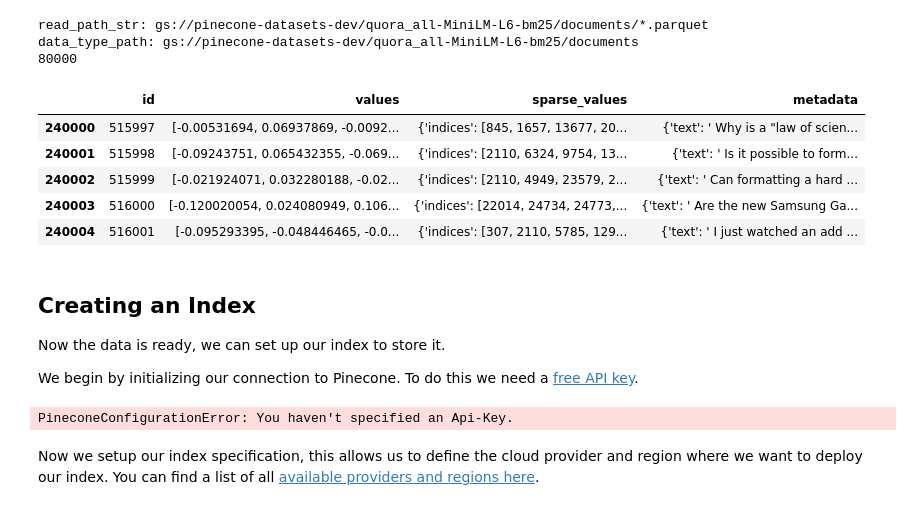
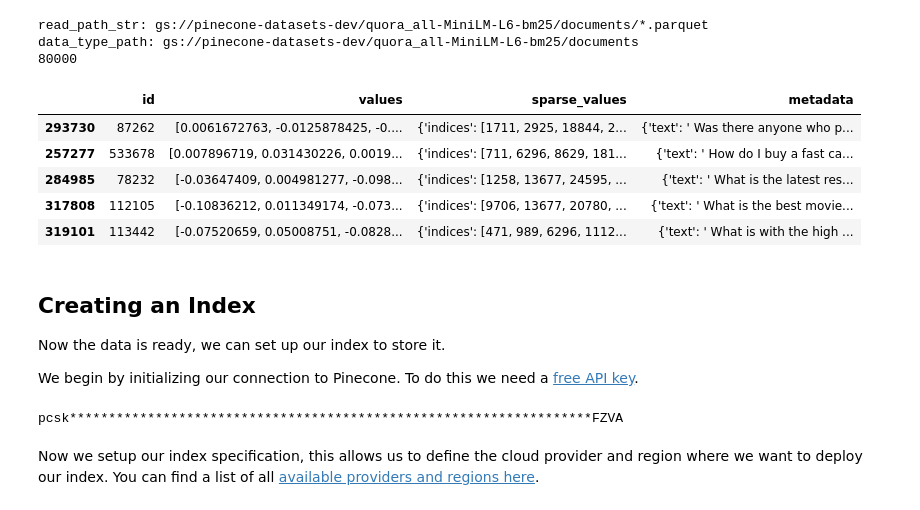
Before and after one commit to reddgr/SemanticSearch, a Jupyter notebook: semantic_search_with_pinecone.ipynb, the cells around one changed output. Saved outputs shown, nothing was run; the diff lists cells and outputs as text; code cells hidden in the pictures.

```diff
--- a/semantic_search_with_pinecone.ipynb
+++ b/semantic_search_with_pinecone.ipynb
@@ -54,14 +58,14 @@ data_type_path: gs://pinecone-datasets-dev/quora_all-MiniLM-L6-bm25/documents
 80000
 # %%
 dataset_df = dataset.documents
-dataset_df.head()
+dataset_df.sample(5)
 # %% [output]
 |  | id | values | sparse_values | metadata |
-| 240000 | 515997 | [-0.00531694, 0.06937869, -0.0092... | {'indices': [845, 1657, 13677, 20... | {'text': ' Why is a "law of scien... |
-| 240001 | 515998 | [-0.09243751, 0.065432355, -0.069... | {'indices': [2110, 6324, 9754, 13... | {'text': ' Is it possible to form... |
-| 240002 | 515999 | [-0.021924071, 0.032280188, -0.02... | {'indices': [2110, 4949, 23579, 2... | {'text': ' Can formatting a hard ... |
-| 240003 | 516000 | [-0.120020054, 0.024080949, 0.106... | {'indices': [22014, 24734, 24773,... | {'text': ' Are the new Samsung Ga... |
-| 240004 | 516001 | [-0.095293395, -0.048446465, -0.0... | {'indices': [307, 2110, 5785, 129... | {'text': ' I just watched an add ... |
+| 293730 | 87262 | [0.0061672763, -0.0125878425, -0.... | {'indices': [1711, 2925, 18844, 2... | {'text': ' Was there anyone who p... |
+| 257277 | 533678 | [0.007896719, 0.031430226, 0.0019... | {'indices': [711, 6296, 8629, 181... | {'text': ' How do I buy a fast ca... |
+| 284985 | 78232 | [-0.03647409, 0.004981277, -0.098... | {'indices': [1258, 13677, 24595, ... | {'text': ' What is the latest res... |
+| 317808 | 112105 | [-0.10836212, 0.011349174, -0.073... | {'indices': [9706, 13677, 20780, ... | {'text': ' What is the best movie... |
+| 319101 | 113442 | [-0.07520659, 0.05008751, -0.0828... | {'indices': [471, 989, 6296, 1112... | {'text': ' What is with the high ... |
 # %% [markdown]
 ## Creating an Index
 
@@ -82,12 +75,17 @@ pc = Pinecone(api_key=api_key)
-# %%
-from pinecone import Pinecone
-
-api_key = os.environ.get("PINECONE_API_KEY")
-
-# configure client
-pc = Pinecone(api_key=api_key)
-# %% [output]
-PineconeConfigurationError: You haven't specified an Api-Key.
+# %%
+import os
+from dotenv import load_dotenv
+from pinecone import Pinecone
+load_dotenv('C:/apis/.env') # path to your dotenv file
+api_key = os.getenv("PINECONE_API_KEY")
+def mask_token(token, unmasked_chars=4):
+    return token[:unmasked_chars] + '*' * (len(token) - unmasked_chars*2) + token[-unmasked_chars:]
+print(mask_token(api_key,4))
+
+# configure client
+pc = Pinecone(api_key=api_key)
+# %% [output]
+pcsk*******************************************************************FZVA
 # %% [markdown]
 Now we setup our index specification, this allows us to define the cloud provider and region where we want to deploy our index. You can find a list of all [available providers and regions here](https://docs.pinecone.io/docs/projects).
 # %%
```
Also changed, not shown: parts of 7 cells of this notebook.
